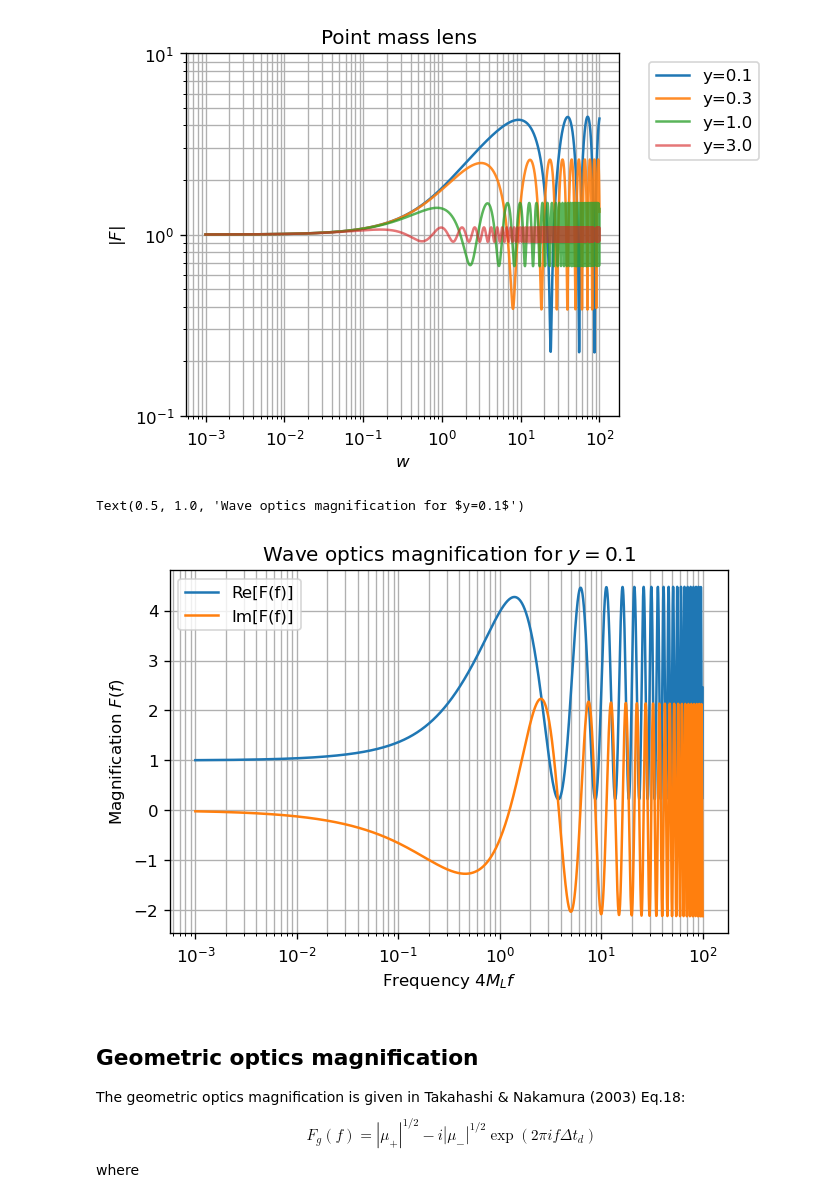
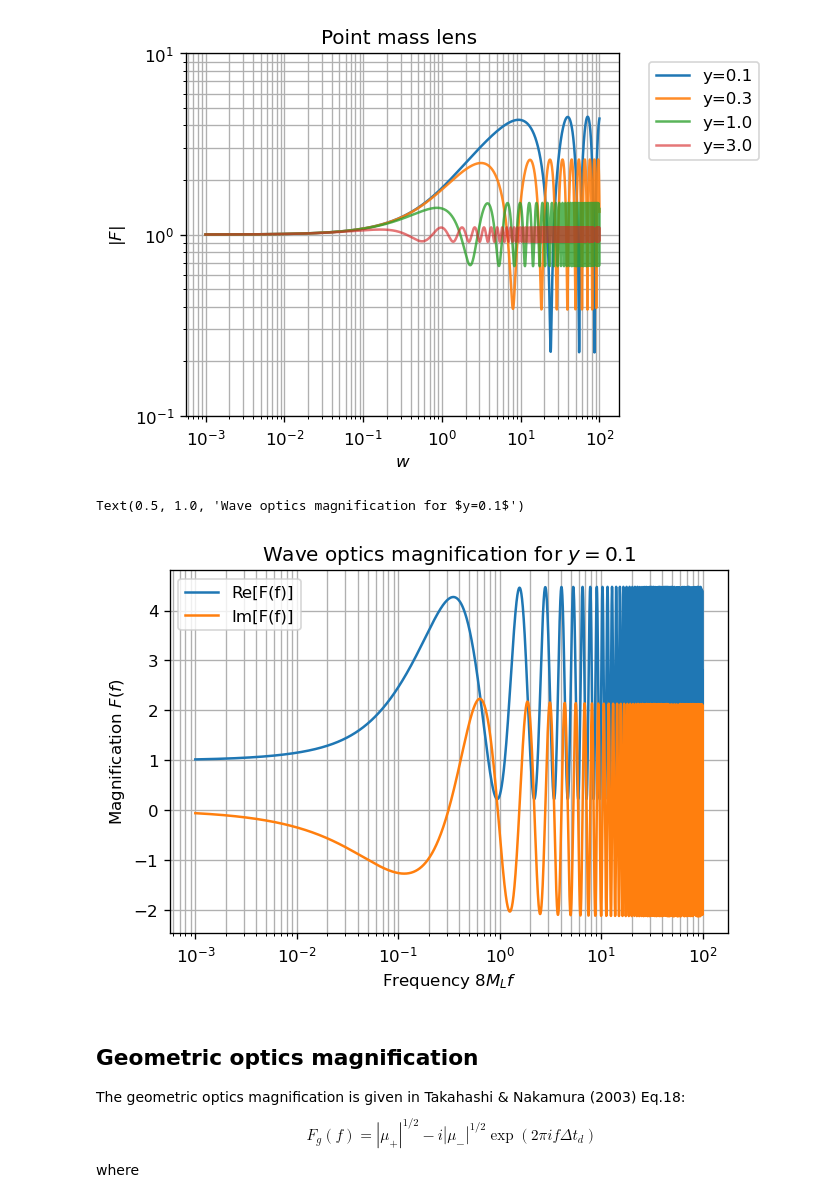
Before and after one commit to timothy-ymchan/gw-caustic-crossing, a Jupyter notebook: Microlensing/microlensing-waveform.ipynb, the cells around one changed output. Saved outputs shown, nothing was run; the diff lists cells and outputs as text; code cells hidden in the pictures.

```diff
--- a/Microlensing/microlensing-waveform.ipynb
+++ b/Microlensing/microlensing-waveform.ipynb
@@ -16,8 +16,8 @@ exp = np.vectorize(mp.exp)
 pi = np.pi
 ln = np.vectorize(mp.log)
 # %%
-def w(f):
-    return 2*np.pi*f
+def w(f,Ml):
+    return 8*np.pi*Ml*f
 # %%
 def xm(y):
     return 0.5*(y+np.sqrt(y**2+4))
@@ -25,8 +25,8 @@ def xm(y):
 def phim(y):
     return (xm(y)-y)**2/2 - np.log(xm(y))
 # %%
-def F(f,y):
-    W = w(f)
+def F(f,y,Ml):
+    W = w(f,Ml)
     Phim = phim(y)
     return exp(pi*W/4+(1j*W/2)*(ln(W/2)-2*Phim))*gamma(1-0.5j*W)*hyp1f1(0.5j*W,1,0.5j*W*y*y)
 # %%
@@ -68,24 +68,24 @@ Text(0.5, 1.0, 'Point mass lens ')
 # %%
 # Plotting the real and imaginary part of the plot abovev for y = 0.1 and using f instead of w
 fig, ax = plt.subplots(dpi=120)
 y = 0.1
 f = np.geomspace(0.001,100,10000)
-magn = F(f,y).astype(complex)
+magn = F(f,y,1).astype(complex)
 ax.plot(f,magn.real,label='Re[F(f)]')
 ax.plot(f,magn.imag,label='Im[F(f)]')
 ax.set_xscale('log')
 #ax.set_yscale('log')
 ax.grid(which='major')
 ax.grid(which='minor')
 #ax.set_ylim(0.1,10)
 ax.legend()
 #ax.set_aspect(2.3)
-ax.set_xlabel(r'Frequency $4M_L f$')
+ax.set_xlabel(r'Frequency $8M_L f$')
 ax.set_ylabel(r'Magnification $F(f)$')
 ax.set_title('Wave optics magnification for $y=0.1$')
 # %% [output]
 Text(0.5, 1.0, 'Wave optics magnification for $y=0.1$')
-[figure, old version]
+[figure, new version]
 # %% [markdown]
 ## Geometric optics magnification
 
```
Also changed, not shown: parts of 3 cells of this notebook.
